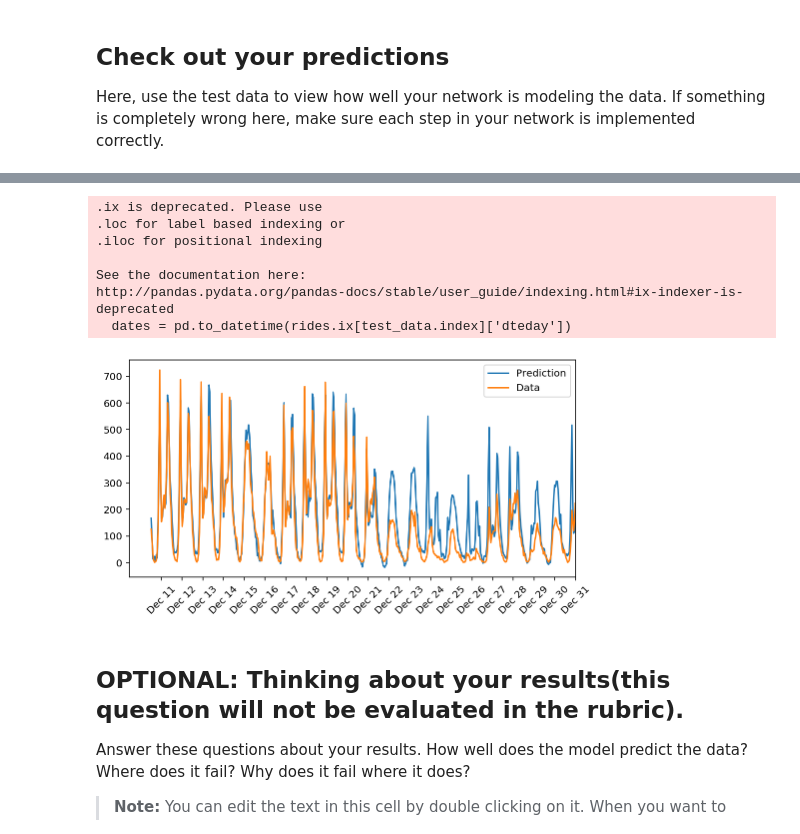
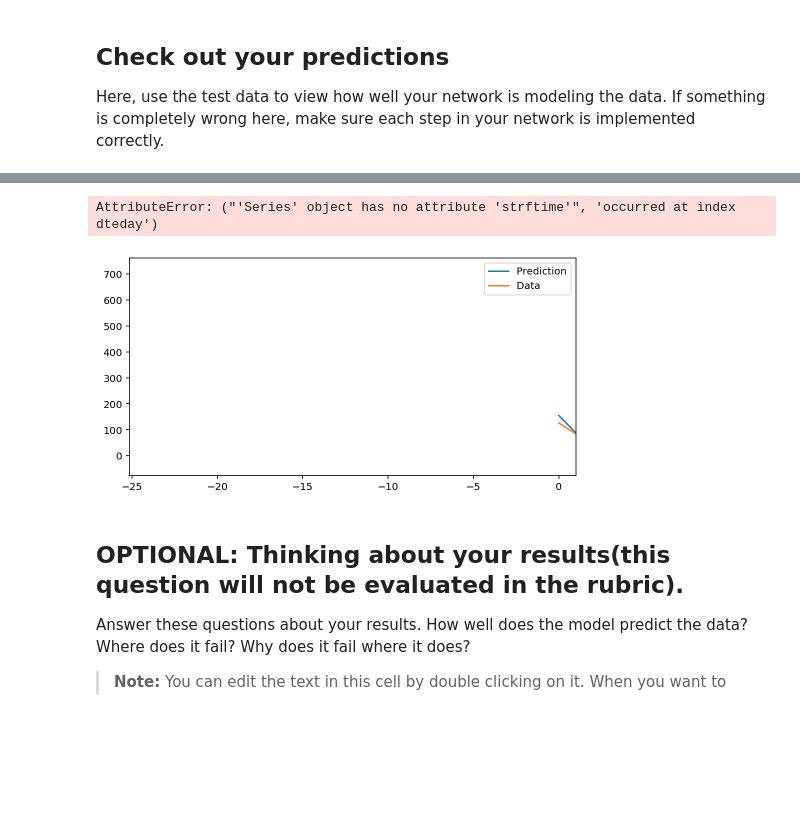
Before and after one commit to FabienDanieau/deep-learning-v2-pytorch, a Jupyter notebook: project-bikesharing/Predicting_bike_sharing_data.ipynb, the cells around one changed output, grey strips where cells are left out. Drawn from its saved outputs; the diff is of its cells as text; code cells hidden in the pictures; blank space fills up the shorter version.

Commit message:
fix pandas depracated warnings with the use of .ix

```diff
--- a/project-bikesharing/Predicting_bike_sharing_data.ipynb
+++ b/project-bikesharing/Predicting_bike_sharing_data.ipynb
@@ -226,7 +229,7 @@ losses = {'train':[], 'validation':[]}
 for ii in range(iterations):
     # Go through a random batch of 128 records from the training data set
     batch = np.random.choice(train_features.index, size=128)
-    X, y = train_features.ix[batch].values, train_targets.ix[batch]['cnt']
+    X, y = train_features.loc[train_features.index[batch]].values, train_targets.loc[train_targets.index[batch],['cnt']].values
 
     network.train(X, y)
 
@@ -262,3 +257,14 @@ _ = plt.ylim()
 ## Check out your predictions
 
 Here, use the test data to view how well your network is modeling the data. If something is completely wrong here, make sure each step in your network is implemented correctly.
+# %%
+dates = pd.to_datetime(rides.ix[test_data.index]['dteday'])
+dates = dates.apply(lambda d: d.strftime('%b %d'))
+print(dates)
+d = rides.ix[test_data.index]['dteday']
+print(d)
+#print(test_data.index)
+d2 = rides.loc[test_data.index,['dteday']]
+d2 = pd.to_datetime(d2.astype('datetime64[ns]'))
+d2 = d2.apply(lambda d: d.strftime('%b %d'))
+print(d2)
@@ -265,26 +304,21 @@ Here, use the test data to view how well your network is modeling the data. If s
 # %%
 fig, ax = plt.subplots(figsize=(8,4))
 
 mean, std = scaled_features['cnt']
 predictions = network.run(test_features).T*std + mean
 ax.plot(predictions[0], label='Prediction')
 ax.plot((test_targets['cnt']*std + mean).values, label='Data')
 ax.set_xlim(right=len(predictions))
 ax.legend()
 
-dates = pd.to_datetime(rides.ix[test_data.index]['dteday'])
+# dates = pd.to_datetime(rides.ix[test_data.index]['dteday'])
+dates = rides.loc[test_data.index,['dteday']]
 dates = dates.apply(lambda d: d.strftime('%b %d'))
 ax.set_xticks(np.arange(len(dates))[12::24])
 _ = ax.set_xticklabels(dates[12::24], rotation=45)
 # %% [output]
-.ix is deprecated. Please use
-.loc for label based indexing or
-.iloc for positional indexing
-
-See the documentation here:
-http://pandas.pydata.org/pandas-docs/stable/user_guide/indexing.html#ix-indexer-is-deprecated
-  dates = pd.to_datetime(rides.ix[test_data.index]['dteday'])
+AttributeError: ("'Series' object has no attribute 'strftime'", 'occurred at index dteday')
-[figure, old version]
+[figure, new version]
 # %% [markdown]
 ## OPTIONAL: Thinking about your results(this question will not be evaluated in the rubric).
 
```
Also changed, not shown: parts of 4 cells of this notebook.
